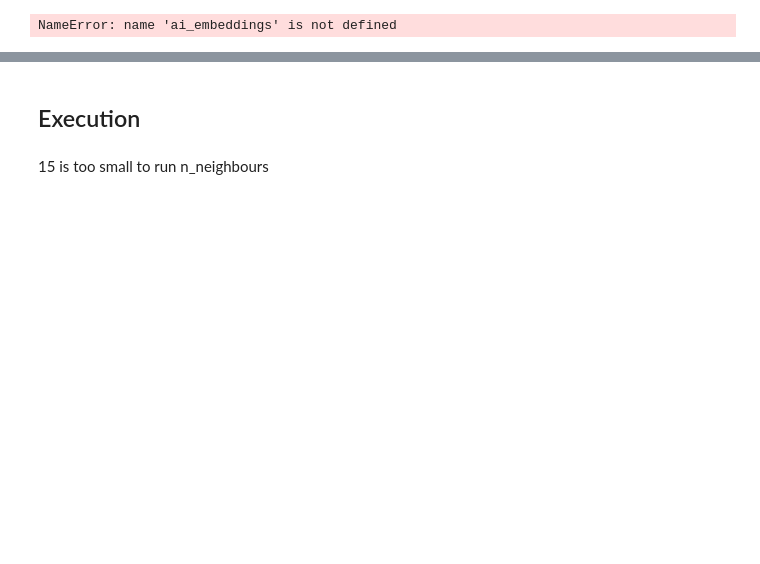
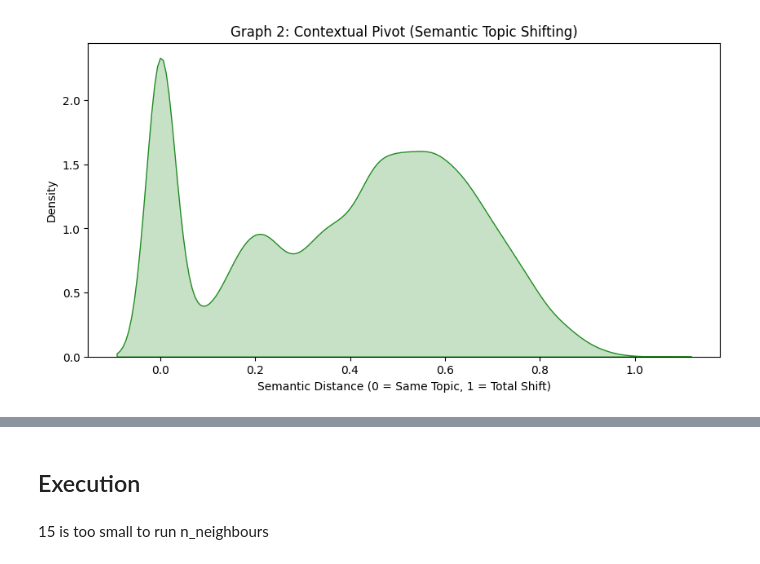
Before and after one commit to Yc1007942/cds_project, a Jupyter notebook: notebooks/data_visualisation.ipynb, the cells around one changed output, grey strips where cells are left out. Cells and saved outputs as stored; diff of their text form; code cells hidden in the pictures; blank space fills up the shorter version.

```diff
--- a/notebooks/data_visualisation.ipynb
+++ b/notebooks/data_visualisation.ipynb
@@ -31,5 +13,8 @@ from sklearn.metrics.pairwise import cosine_similarity
 # 1. Load and Align Data
 # load the features (metadata) and the raw CSV (timestamps/engagement)
 # df_features = pd.read_parquet('../data/features_subset.parquet')
-df_ai_raw = pd.read_csv('../cleaned_data/moltbook_post_comments.csv')
-df_human_raw = pd.read_csv('../cleaned_data/reddit_post_comments.csv')
+# df_ai_raw = pd.read_csv('../cleaned_data/moltbook_post_comments.csv')
+# df_human_raw = pd.read_csv('../cleaned_data/reddit_post_comments.csv')
+
+df_ai_raw = pd.read_pickle(f"../data/final_600k_embeddings.pkl")
+df_human_raw = pd.read_pickle(f"../data/final_reddit_embeddings2.pkl")
@@ -105,13 +167,15 @@ plot_burstiness(df_human_raw, title_suffix="Human")
 # %%
-# --- GRAPH 2: The Contextual Pivot (Semantic Shift) ---
 def plot_contextual_pivot(df, embs):
-    # We calculate cosine distance between current and previous embedding for same author
+    """
+    df: DataFrame sorted by ['author', 'created_utc']
+    embs: array-like of embeddings (each element is a list/array of floats)
+    """
     pivots = []
     for i in range(1, len(embs)):
         if df.iloc[i]['author'] == df.iloc[i-1]['author']:
-            # Distance = 1 - Similarity
-            dist = 1 - cosine_similarity(embs[i].reshape(1, -1), embs[i-1].reshape(1, -1))[0][0]
-            pivots.append(dist)
+            # Wrap each embedding in a list to make it 2D: shape (1, n_features)
+            sim = cosine_similarity([embs[i]], [embs[i-1]])[0][0]
+            pivots.append(1 - sim)
 
     plt.figure(figsize=(10, 5))
     sns.kdeplot(pivots, fill=True, color='forestgreen')
@@ -119,6 +183,6 @@ def plot_contextual_pivot(df, embs):
     plt.xlabel("Semantic Distance (0 = Same Topic, 1 = Total Shift)")
     plt.show()
 # %%
-plot_contextual_pivot(df_ai_raw, ai_embeddings)
+plot_contextual_pivot(df_ai_raw, df_ai_raw["embedding"].values)
 # %% [output]
-NameError: name 'ai_embeddings' is not defined
+[figure, added]
```
Also changed, not shown: parts of 22 cells of this notebook, 5 other files.
